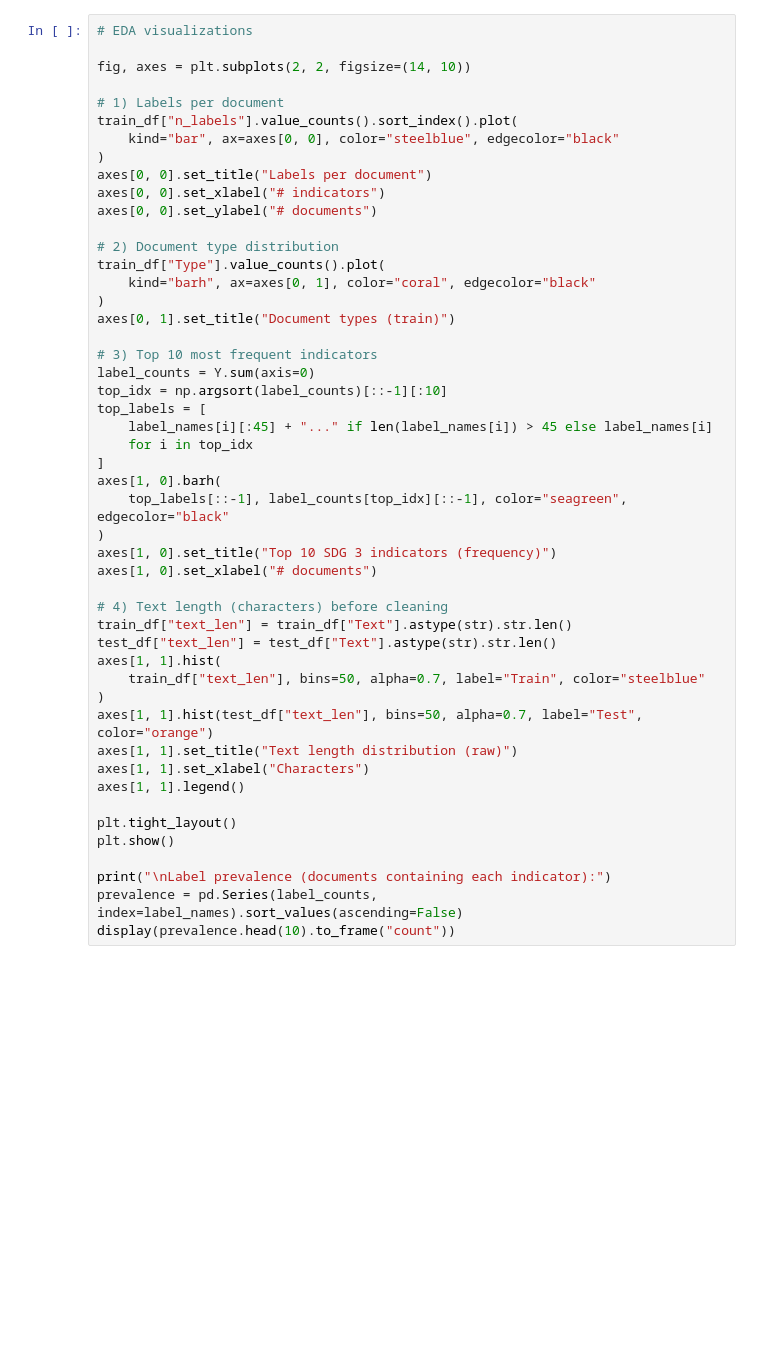
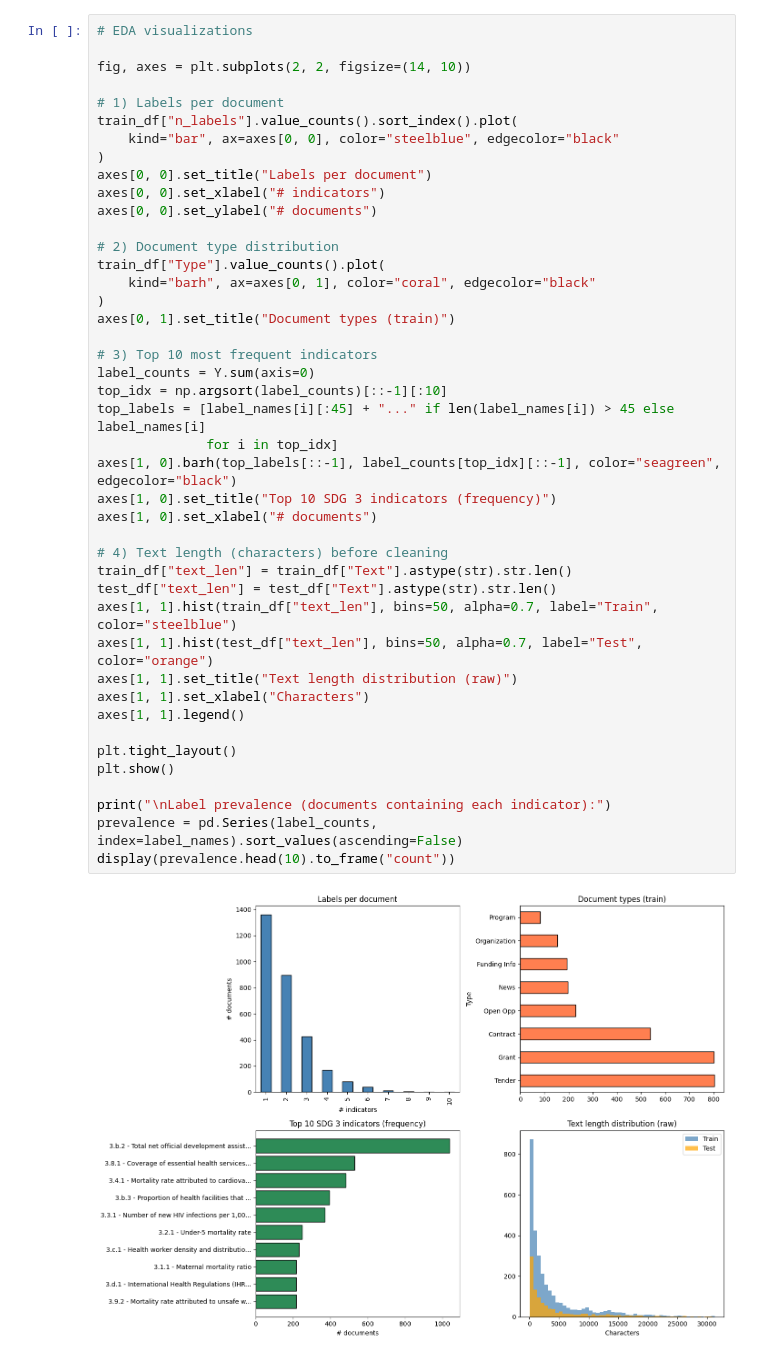
Before and after one commit to Bonaparte003/SDG-Indicator-Text-Classification-Formative2, a Jupyter notebook: SGD_indicator.ipynb, the cells around one changed output. Cells and saved outputs as stored; diff of their text form; blank space fills up the shorter version.

```diff
--- a/SGD_indicator.ipynb
+++ b/SGD_indicator.ipynb
@@ -71,40 +109,36 @@ train_df["n_labels"].value_counts().sort_index().plot(
 axes[0, 0].set_title("Labels per document")
 axes[0, 0].set_xlabel("# indicators")
 axes[0, 0].set_ylabel("# documents")
 
 # 2) Document type distribution
 train_df["Type"].value_counts().plot(
     kind="barh", ax=axes[0, 1], color="coral", edgecolor="black"
 )
 axes[0, 1].set_title("Document types (train)")
 
 # 3) Top 10 most frequent indicators
 label_counts = Y.sum(axis=0)
 top_idx = np.argsort(label_counts)[::-1][:10]
-top_labels = [
-    label_names[i][:45] + "..." if len(label_names[i]) > 45 else label_names[i]
-    for i in top_idx
-]
-axes[1, 0].barh(
-    top_labels[::-1], label_counts[top_idx][::-1], color="seagreen", edgecolor="black"
-)
+top_labels = [label_names[i][:45] + "..." if len(label_names[i]) > 45 else label_names[i]
+              for i in top_idx]
+axes[1, 0].barh(top_labels[::-1], label_counts[top_idx][::-1], color="seagreen", edgecolor="black")
 axes[1, 0].set_title("Top 10 SDG 3 indicators (frequency)")
 axes[1, 0].set_xlabel("# documents")
 
 # 4) Text length (characters) before cleaning
 train_df["text_len"] = train_df["Text"].astype(str).str.len()
 test_df["text_len"] = test_df["Text"].astype(str).str.len()
-axes[1, 1].hist(
-    train_df["text_len"], bins=50, alpha=0.7, label="Train", color="steelblue"
-)
+axes[1, 1].hist(train_df["text_len"], bins=50, alpha=0.7, label="Train", color="steelblue")
 axes[1, 1].hist(test_df["text_len"], bins=50, alpha=0.7, label="Test", color="orange")
 axes[1, 1].set_title("Text length distribution (raw)")
 axes[1, 1].set_xlabel("Characters")
 axes[1, 1].legend()
 
 plt.tight_layout()
 plt.show()
 
 print("\nLabel prevalence (documents containing each indicator):")
 prevalence = pd.Series(label_counts, index=label_names).sort_values(ascending=False)
 display(prevalence.head(10).to_frame("count"))
+# %% [output]
+[figure, added]
```
Also changed, not shown: parts of 11 cells of this notebook.
